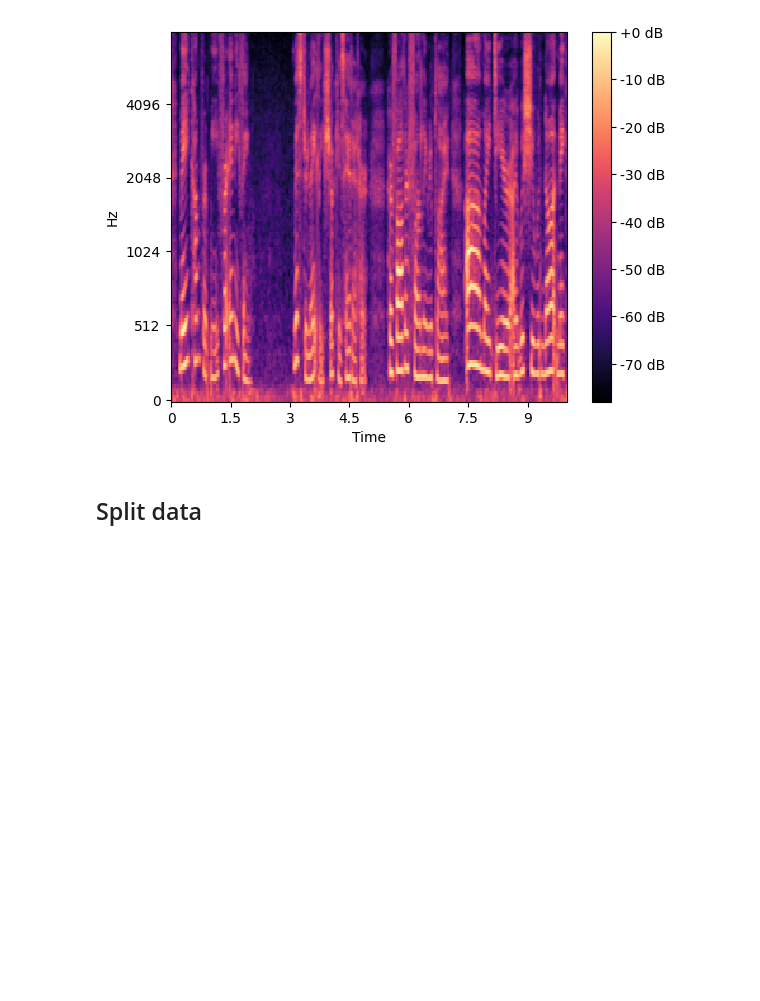
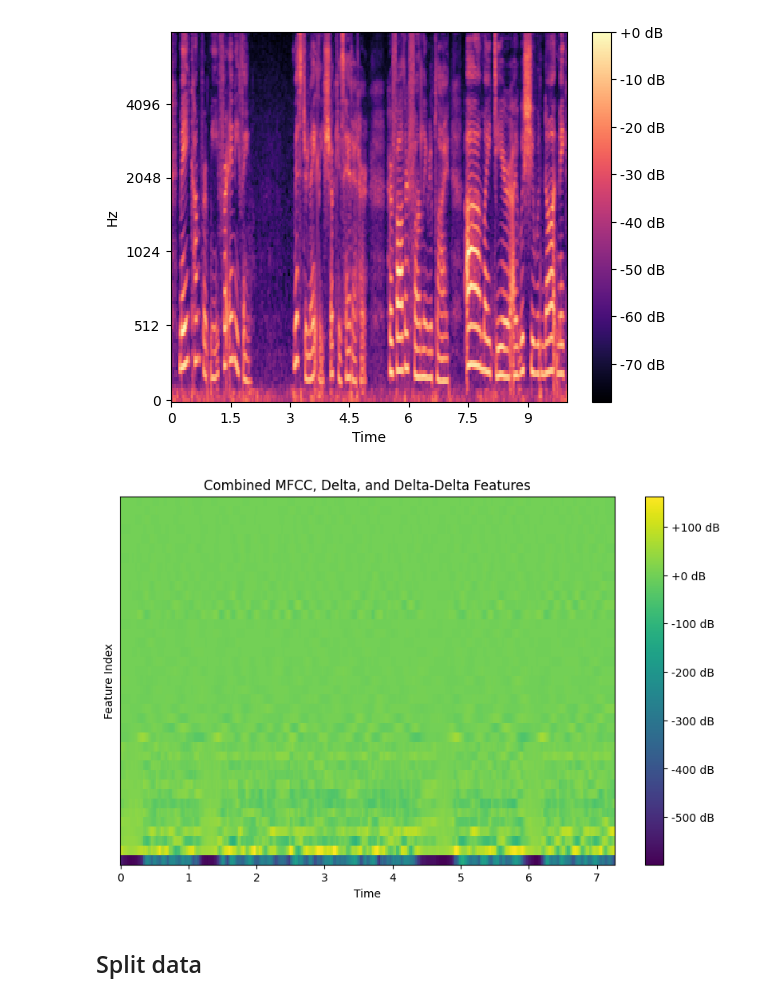
Before and after one commit to allenhung1218/Voice-Payment, a Jupyter notebook: Voice_Payment.ipynb, the cells around one changed output. Saved outputs shown, nothing was run; the diff lists cells and outputs as text; code cells hidden in the pictures; blank space fills up the shorter version.

```diff
--- a/Voice_Payment.ipynb
+++ b/Voice_Payment.ipynb
@@ -231,3 +227,16 @@ def MFCC(y, sr):
+# %%
+def MFCC(y, sr):
+    # Compute MFCC features
+    mfccs = librosa.feature.mfcc(y=y, sr=sr, n_mfcc=13)
+
+    # Compute Delta and Delta-Delta features
+    delta_mfcc = librosa.feature.delta(mfccs)
+    delta_delta_mfcc = librosa.feature.delta(mfccs, order=2)
+
+    # Stack the original MFCC features, Delta, and Delta-Delta features along the feature axis
+    combined_features = np.concatenate([mfccs, delta_mfcc, delta_delta_mfcc], axis=0)
+
+    return combined_features
 # %% [markdown]
 ##### Zero Crossing Rate
 # %%
@@ -243,3 +254,26 @@ def F0(y):
+# %%
+def high_frequency_energy(y, sr, high_freq_range=(2000, 8000)):
+    # 計算STFT
+    D = librosa.stft(y)
+
+    # 計算頻譜
+    spectrum, _ = librosa.magphase(D)
+
+    # 定義高頻區域的索引範圍
+    high_freq_indices = librosa.core.fft_frequencies(sr=sr)
+    high_freq_indices = np.where(np.logical_and(high_freq_indices >= high_freq_range[0], high_freq_indices <= high_freq_range[1]))[0]
+
+    # 提取高頻區域的能量
+    high_freq_energy = np.sum(spectrum[high_freq_indices, :], axis=0)
+
+    # # 顯示頻譜圖
+    # plt.figure(figsize=(10, 6))
+    # librosa.display.specshow(librosa.amplitude_to_db(spectrum, ref=np.max), y_axis='log', x_axis='time')
+    # plt.colorbar(format='%+2.0f dB')
+    # plt.title('Spectrogram')
+    # plt.show()
+
+    return high_freq_energy
 # %% [markdown]
 ## Build DataFrame
 # %% [markdown]
@@ -254,6 +288,7 @@ def BuildCNNDataFrame():
                 'MFCC': [MFCC(audio_file[0], audio_file[1])],
                 'ZCR': [Zero_crossing_rate(audio_file[0])],
                 'F0': [F0(audio_file[0])],
+                'HFE': [high_frequency_energy(audio_file[0], audio_file[1])],
                 'Speaker': i
             })
             DataFrame = pd.concat([DataFrame, data], ignore_index=True)
@@ -269,6 +304,16 @@ plt.colorbar(format='%+2.0f dB')
 plt.show()
 # %% [output]
 [figure]
+# %%
+plt.figure(figsize=(10, 6))
+librosa.display.specshow(CNN_DataFrame['MFCC'][0], x_axis='time', cmap='viridis')
+plt.colorbar(format='%+2.0f dB')
+plt.title('Combined MFCC, Delta, and Delta-Delta Features')
+plt.xlabel('Time')
+plt.ylabel('Feature Index')
+plt.show()
+# %% [output]
+[figure, added]
 # %% [markdown]
 ## Split data
 # %%
```
Also changed, not shown: parts of 6 cells of this notebook, 1 other file.
